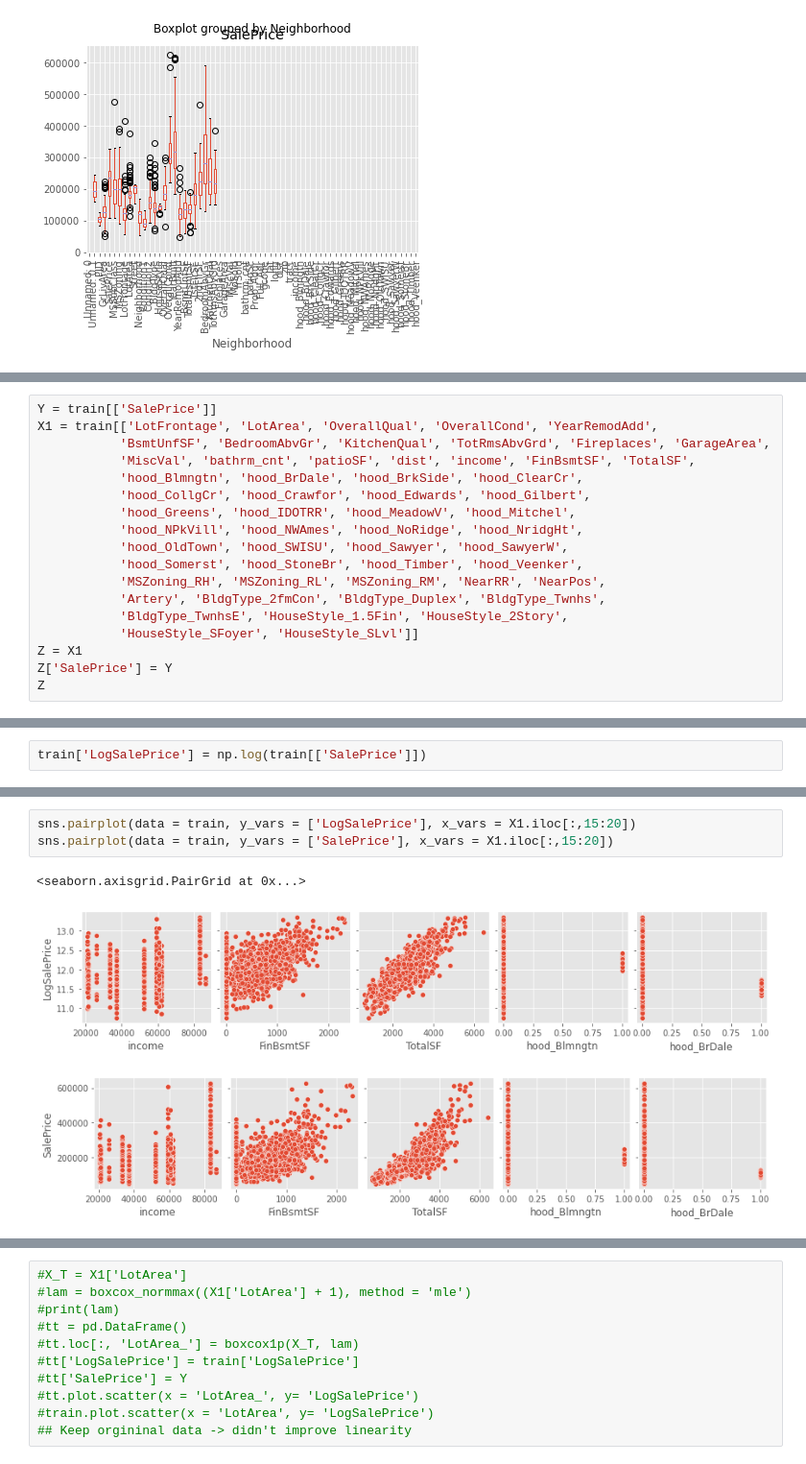
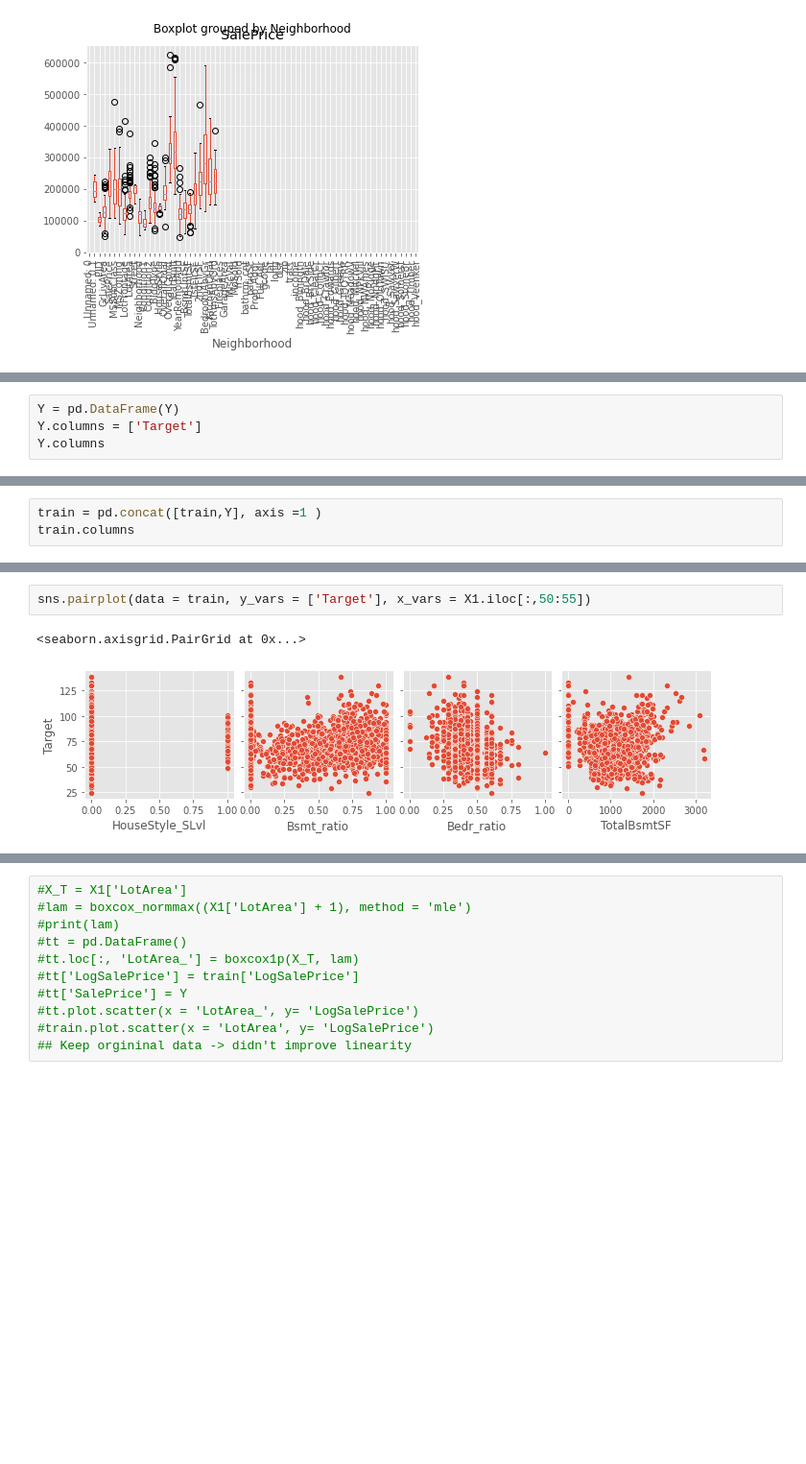
Before and after one commit to jonahsg/ML_housing_price, a Jupyter notebook: Feature_Selection_Mike.ipynb, the cells around one changed output, grey strips where cells are left out. Shown at 96% size. Saved outputs shown, nothing was run; the diff lists cells and outputs as text; blank space fills up the shorter version.

```diff
--- a/Feature_Selection_Mike.ipynb
+++ b/Feature_Selection_Mike.ipynb
@@ -50,19 +46 @@ Index(['PID', 'GrLivArea', 'SalePrice', 'MSZoning', 'LotFrontage', 'LotArea',
       dtype='object')
-# %%
-Y = train[['SalePrice']]
-X1 = train[['LotFrontage', 'LotArea', 'OverallQual', 'OverallCond', 'YearRemodAdd',
-           'BsmtUnfSF', 'BedroomAbvGr', 'KitchenQual', 'TotRmsAbvGrd', 'Fireplaces', 'GarageArea',
-           'MiscVal', 'bathrm_cnt', 'patioSF', 'dist', 'income', 'FinBsmtSF', 'TotalSF',
-           'hood_Blmngtn', 'hood_BrDale', 'hood_BrkSide', 'hood_ClearCr',
-           'hood_CollgCr', 'hood_Crawfor', 'hood_Edwards', 'hood_Gilbert',
-           'hood_Greens', 'hood_IDOTRR', 'hood_MeadowV', 'hood_Mitchel',
-           'hood_NPkVill', 'hood_NWAmes', 'hood_NoRidge', 'hood_NridgHt',
-           'hood_OldTown', 'hood_SWISU', 'hood_Sawyer', 'hood_SawyerW',
-           'hood_Somerst', 'hood_StoneBr', 'hood_Timber', 'hood_Veenker',
-           'MSZoning_RH', 'MSZoning_RL', 'MSZoning_RM', 'NearRR', 'NearPos',
-           'Artery', 'BldgType_2fmCon', 'BldgType_Duplex', 'BldgType_Twnhs',
-           'BldgType_TwnhsE', 'HouseStyle_1.5Fin', 'HouseStyle_2Story',
-           'HouseStyle_SFoyer', 'HouseStyle_SLvl']]
-Z = X1
-Z['SalePrice'] = Y
-Z
@@ -88,2 +46,0 @@ See the caveats in the documentation: https://pandas.pydata.org/pandas-docs/stab
-# %%
-train['LogSalePrice'] = np.log(train[['SalePrice']])
@@ -91,0 +59,4 @@ train['LogSalePrice'].hist()
+# %%
+Y = pd.DataFrame(Y)
+Y.columns = ['Target']
+Y.columns
@@ -91,0 +65,3 @@ train['LogSalePrice'].hist()
+# %%
+train = pd.concat([train,Y], axis =1 )
+train.columns
@@ -113,7 +103,5 @@ sns.pairplot(data = train, y_vars = ['SalePrice'], x_vars = X1.iloc[:,10:15])
 # %%
-sns.pairplot(data = train, y_vars = ['LogSalePrice'], x_vars = X1.iloc[:,15:20])
-sns.pairplot(data = train, y_vars = ['SalePrice'], x_vars = X1.iloc[:,15:20])
+sns.pairplot(data = train, y_vars = ['Target'], x_vars = X1.iloc[:,50:55])
 # %% [output]
 <seaborn.axisgrid.PairGrid at 0x...>
-[figure, old version]
+[figure, new version]
-[figure, removed]
```
Also changed, not shown: parts of 35 cells of this notebook, 5 other files.
